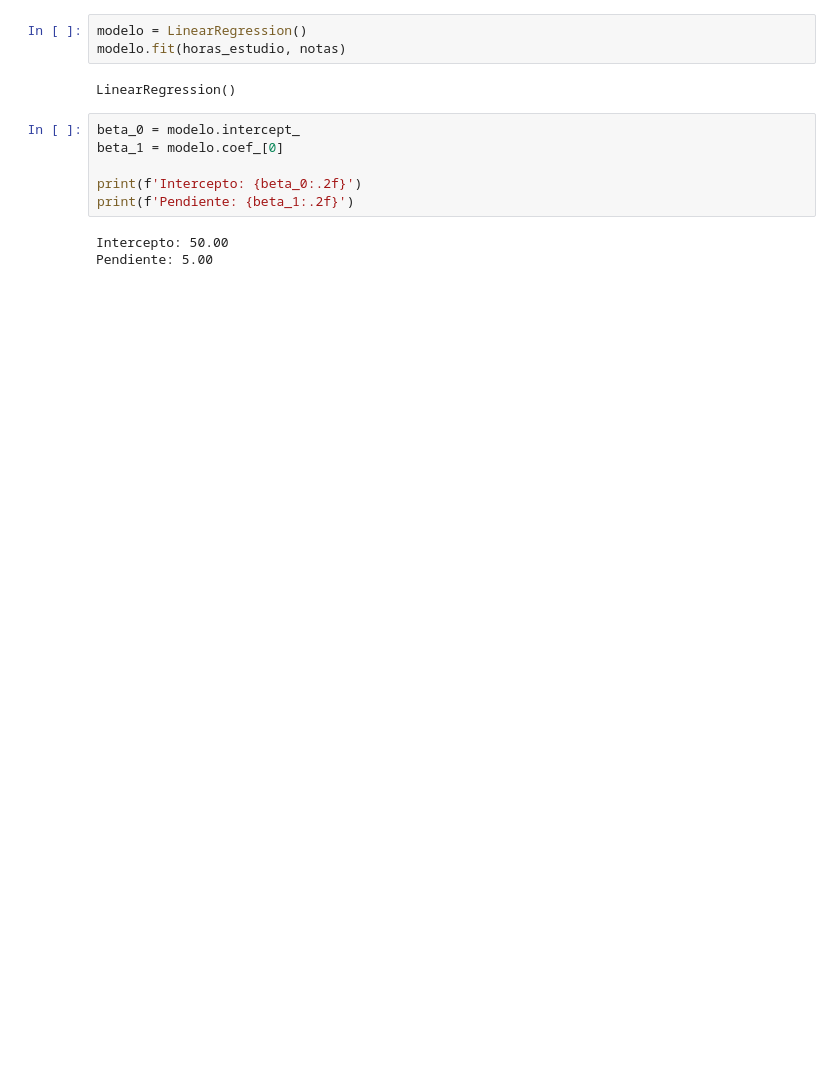
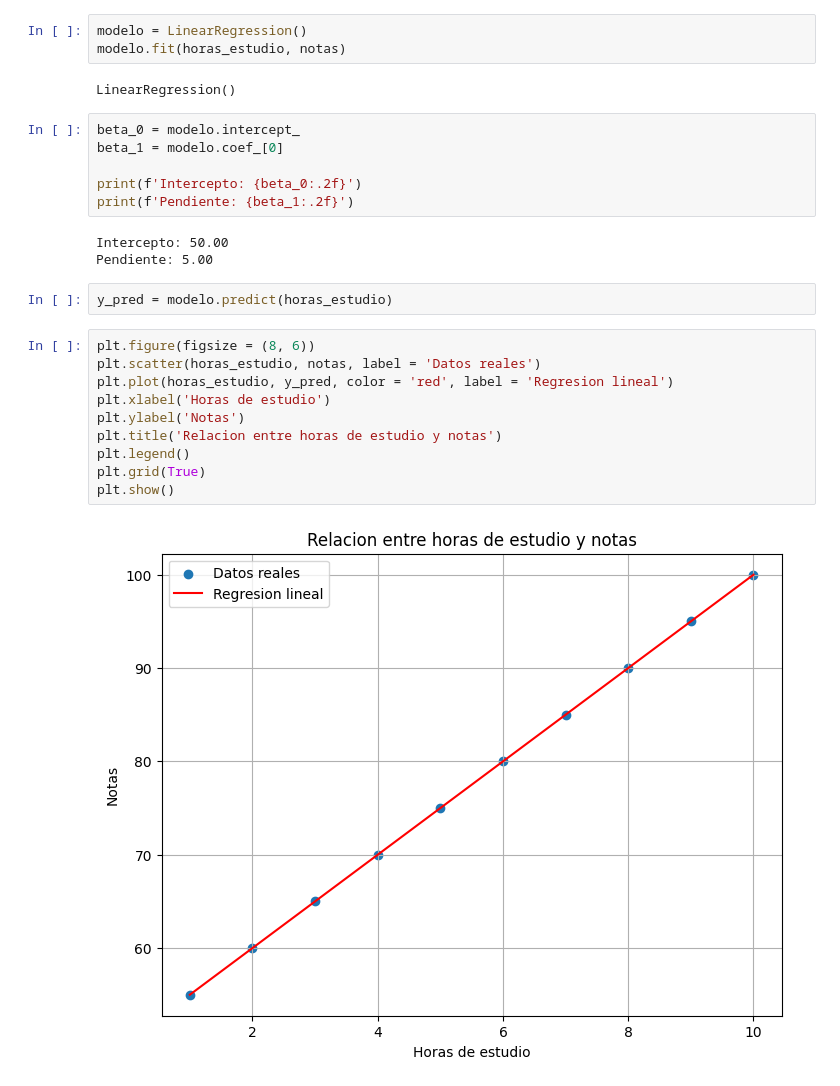
Before and after one commit to MattZG/Portafolio, a Jupyter notebook: Modulo_4.ipynb, the cells around one changed output. Saved outputs shown, nothing was run; the diff lists cells and outputs as text; blank space fills up the shorter version.

```diff
--- a/Modulo_4.ipynb
+++ b/Modulo_4.ipynb
@@ -905,3 +905,17 @@ print(f'Pendiente: {beta_1:.2f}')
 # %% [output]
 Intercepto: 50.00
 Pendiente: 5.00
+# %%
+y_pred = modelo.predict(horas_estudio)
+# %%
+plt.figure(figsize = (8, 6))
+plt.scatter(horas_estudio, notas, label = 'Datos reales')
+plt.plot(horas_estudio, y_pred, color = 'red', label = 'Regresion lineal')
+plt.xlabel('Horas de estudio')
+plt.ylabel('Notas')
+plt.title('Relacion entre horas de estudio y notas')
+plt.legend()
+plt.grid(True)
+plt.show()
+# %% [output]
+[figure, added]
```
Also changed, not shown: parts of 1 cell of this notebook.
